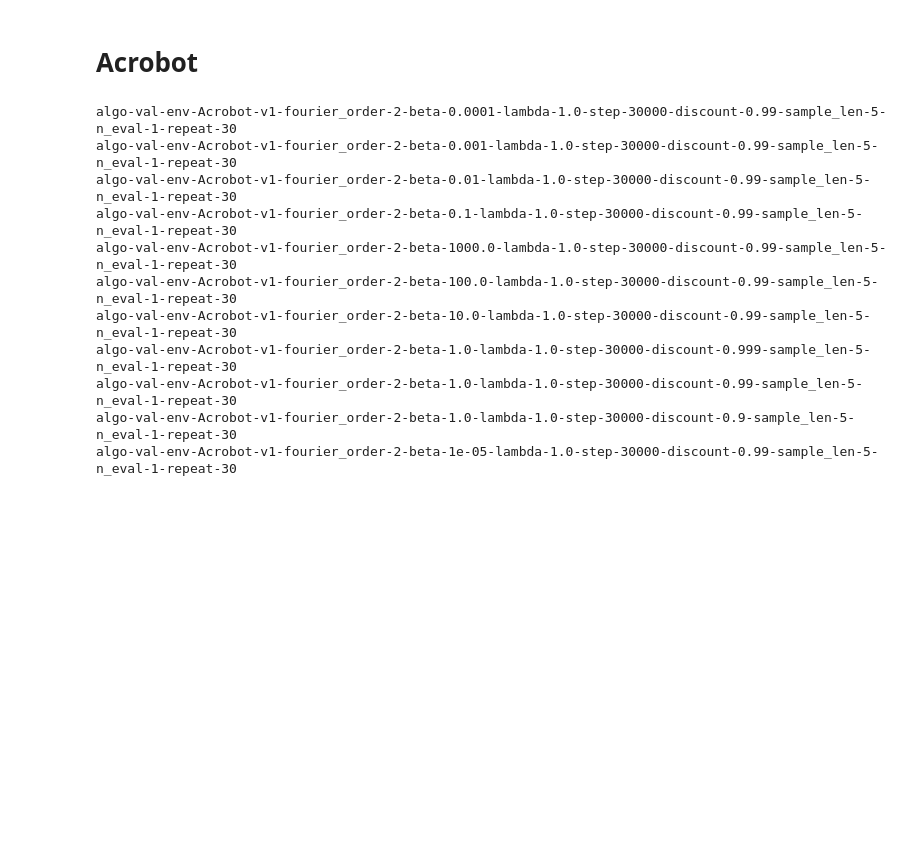
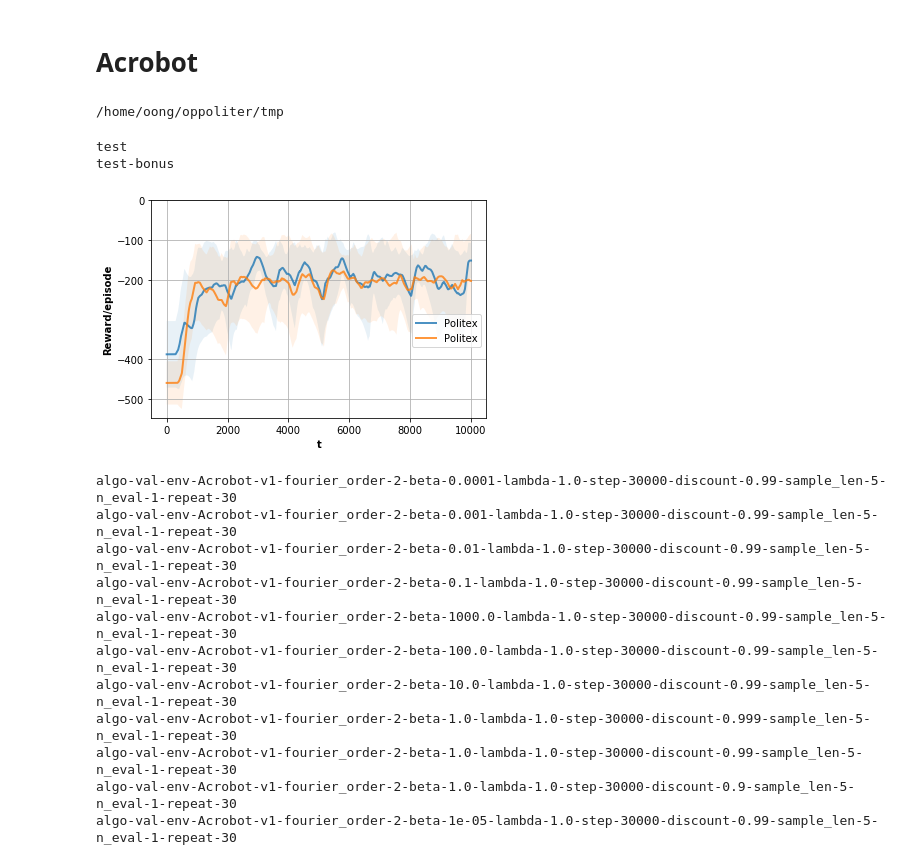
Before and after one commit to anhddo/oppoliter, a Jupyter notebook: notebook/ls-avg-reward.ipynb, the cells around one changed output. Drawn from its saved outputs; the diff is of its cells as text; code cells hidden in the pictures; blank space fills up the shorter version.

```diff
--- a/notebook/ls-avg-reward.ipynb
+++ b/notebook/ls-avg-reward.ipynb
@@ -39,3 +45,23 @@ def plot(path, limit_line):
 # %% [markdown]
 # Acrobot
+# %%
+cd ../tmp
+# %% [output]
+/home/oong/oppoliter/tmp
+# %%
+plt.grid()
+alpha=0.1
+lw=2
+line_95_percent('test', label='Politex', linewidth=lw, alpha=alpha)
+line_95_percent('test-bonus', label='Politex ', linewidth=lw, alpha=alpha)
+plt.yticks([0,-100, -200, -400, -500])
+plt.xlabel('t', fontweight='bold')
+plt.ylabel('Reward/episode', fontweight='bold')
+# plt.legend(loc=4)
+plt.legend(bbox_to_anchor=(1, 0.5))
+plt.savefig('pole0-v1', dpi=300)
+# %% [output]
+test
+test-bonus
+[figure, added]
 # %%
```
Also changed, not shown: parts of 3 cells of this notebook, 3 other files.
